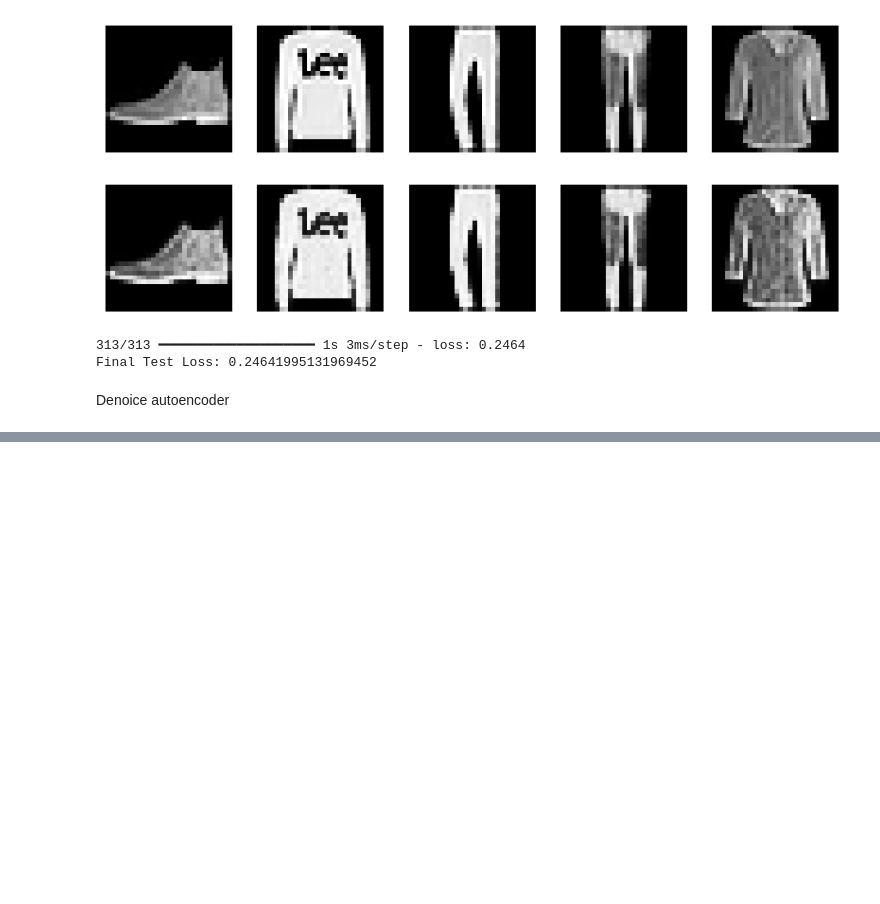
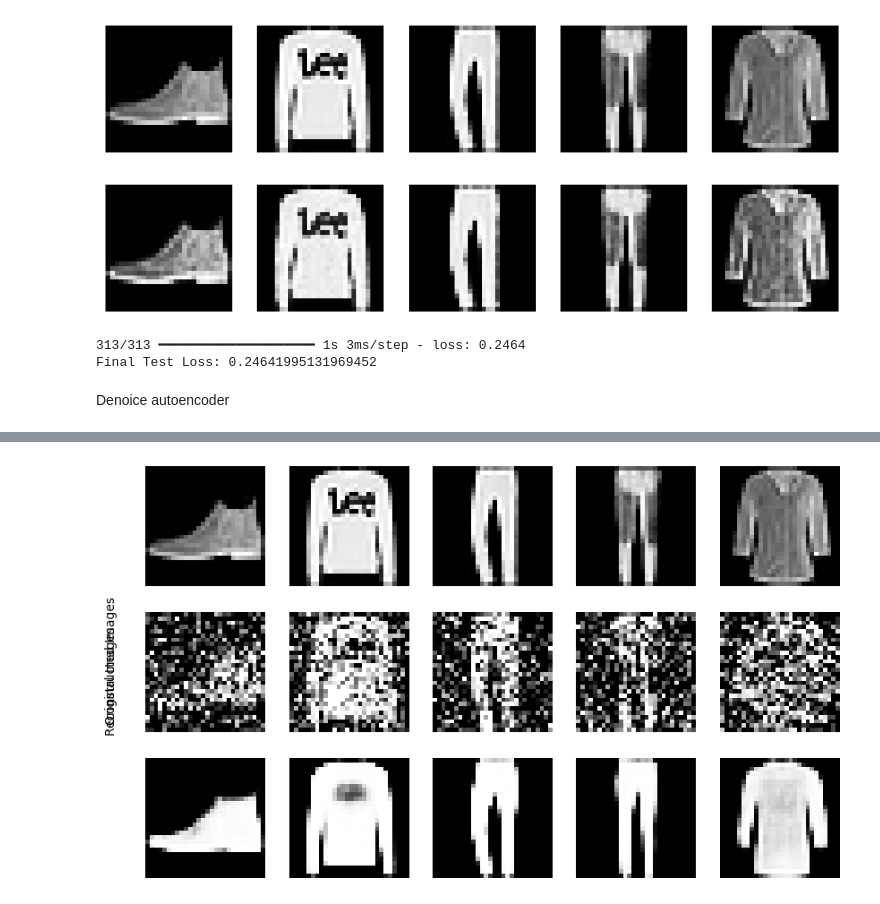
Before and after one commit to MaheeGamage/TIES4911-DL-for-dev, a Jupyter notebook: Task-3/Task 3-4.ipynb, the cells around one changed output, grey strips where cells are left out. Saved outputs shown, nothing was run; the diff lists cells and outputs as text; code cells hidden in the pictures; blank space fills up the shorter version.

```diff
--- a/Task-3/Task 3-4.ipynb
+++ b/Task-3/Task 3-4.ipynb
@@ -189,0 +261,39 @@ Epoch 10/10
+# %%
+import matplotlib.pyplot as plt
+
+# Encode and decode some digits
+encoded_imgs = autoencoder.predict(x_test)
+decoded_imgs = autoencoder.predict(encoded_imgs)
+
+# Number of digits to display
+n = 5
+
+plt.figure(figsize=(10, 6))
+
+# Titles for each row
+row_titles = ['Original Images', 'Reconstructed Images']
+
+for i in range(n):
+    # Display original
+    ax = plt.subplot(3, n, i + 1)
+    plt.imshow(x_test[i].reshape(28, 28), cmap='gray')
+    ax.axis('off')
+
+    # Display noicy image
+    ax = plt.subplot(3, n, i + 1 + n)
+    plt.imshow(x_test_noisy[i].reshape(28, 28), cmap='gray')
+    ax.axis('off')
+
+    # Display reconstruction
+    ax = plt.subplot(3, n, i + 1 + n + n)
+    plt.imshow(decoded_imgs[i].reshape(28, 28), cmap='gray')
+    ax.axis('off')
+
+    # Add row titles (only for the first image in each row)
+    if i == 0:
+        ax.text(-10, -20, row_titles[0], fontsize=10, rotation=90, va='center')
+        ax2 = plt.subplot(3, n, i + 1 + n)
+        ax2.text(-10, 12, row_titles[1], fontsize=10, rotation=90, va='center')
+
+plt.show()
+# %% [output]
@@ -189,0 +302 @@ Epoch 10/10
+[figure, added]
```
Also changed, not shown: parts of 3 cells of this notebook.
